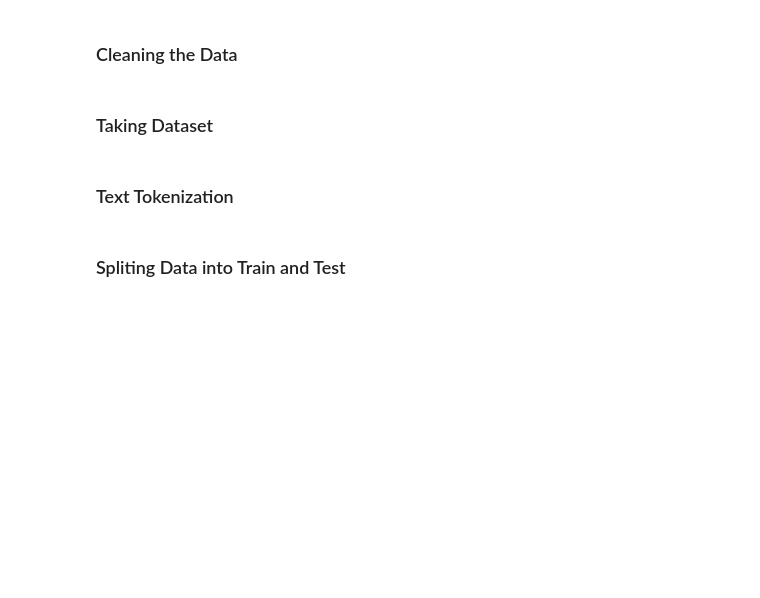
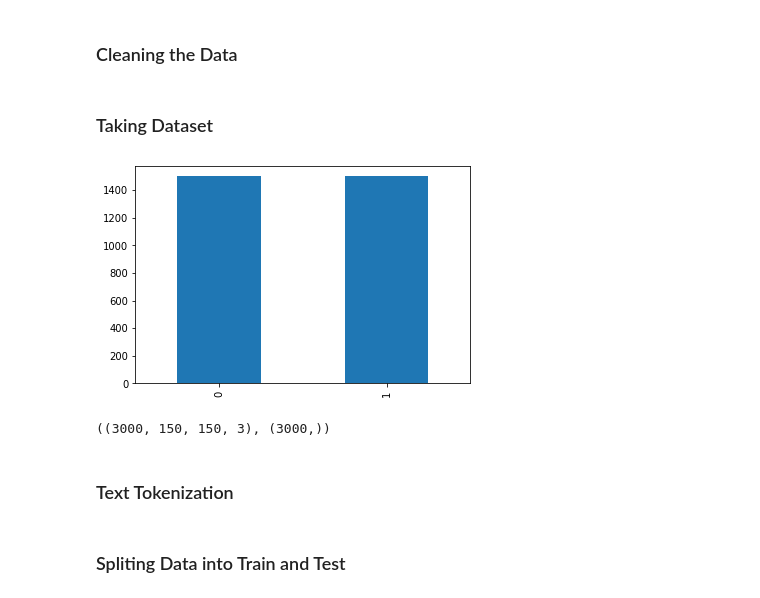
Before and after one commit to Satwikram/Deep-Learning-Implementations, a Jupyter notebook: Image + Text/Image + Text Classification.ipynb, the cells around one changed output. Drawn from its saved outputs; the diff is of its cells as text; code cells hidden in the pictures; blank space fills up the shorter version.

Commit message:
Image + Text Classification

```diff
--- a/Image + Text/Image + Text Classification.ipynb
+++ b/Image + Text/Image + Text Classification.ipynb
@@ -115,11 +115,24 @@ for fname in tqdm(os.listdir(data_dir)):
 
 X1 = np.array(X1)
 y1 = np.array(y1)
+# %%
+df_1 = df[df['is_sarcastic']==0].sample(len(X1)//2, random_state=42, replace=False)
+df_2 = df[df['is_sarcastic']==1].sample(len(X1)//2, random_state=42, replace=False)
+
+df = pd.concat([df_1, df_2])
+# %%
+df["is_sarcastic"].value_counts().plot(kind="bar");
+# %% [output]
+[figure, added]
 # %%
 df["headline"] = df["headline"].apply(clean_text)
 
 X2 = df["headline"].values
 y2 = df["is_sarcastic"].values
+# %%
+X1.shape, X2.shape
+# %% [output]
+((3000, 150, 150, 3), (3000,))
 # %% [markdown]
 ### Text Tokenization
 # %%
```
Also changed, not shown: parts of 3 cells of this notebook.
